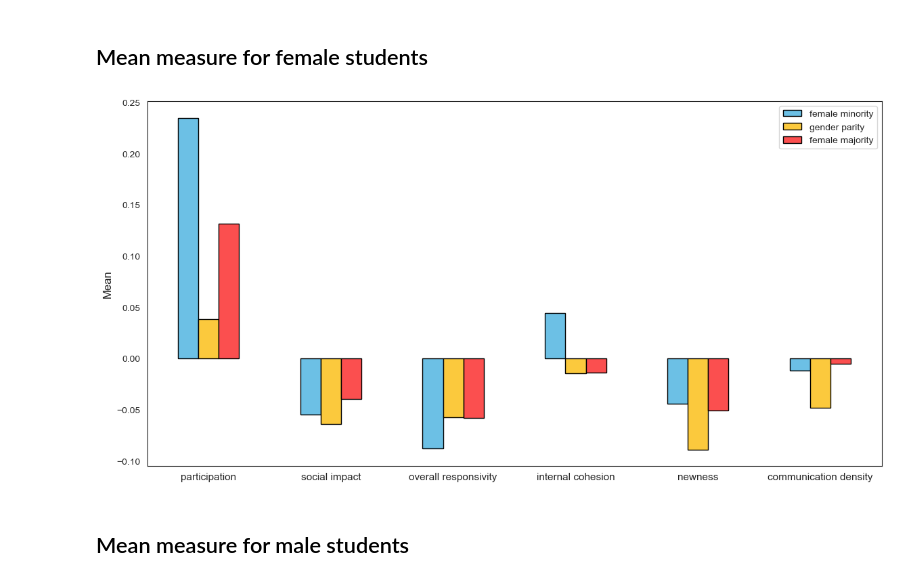
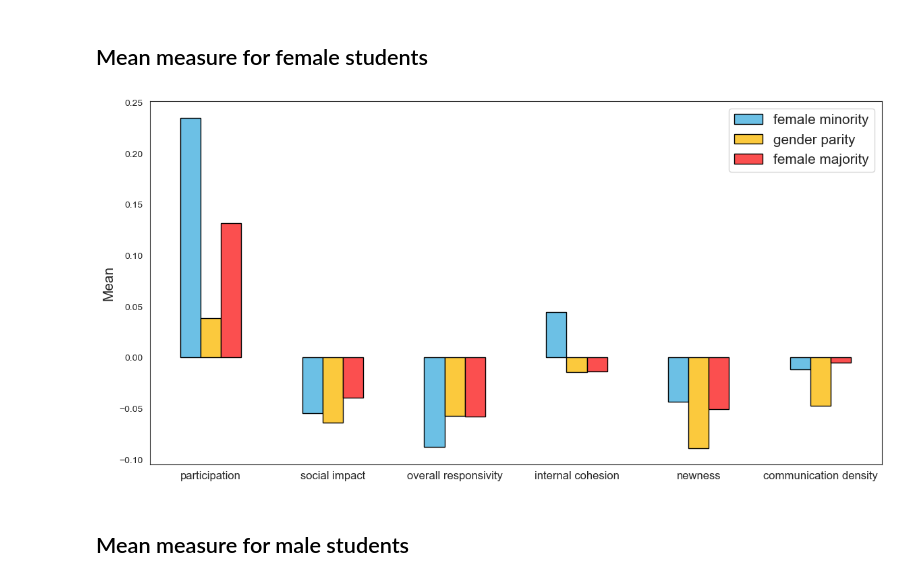
Before and after one commit to jennyt14/smoc-project, a Jupyter notebook: scripts/smoc-analysis.ipynb, the cells around one changed output. Cells and saved outputs as stored; diff of their text form; code cells hidden in the pictures.

```diff
--- a/scripts/smoc-analysis.ipynb
+++ b/scripts/smoc-analysis.ipynb
@@ -144,36 +144,37 @@ z_new = []
 z_dens = []
 for n in num:
     y = df_fem.loc[df_fem['Number of Females'] == n]
     z_par.append(sum(y['z.participation']) / len(y))
     z_soc.append(sum(y['z.social.impact']) / len(y))
     z_overesp.append(sum(y['z.overall.responsivity']) / len(y))
     z_internal.append(sum(y['z.internal.cohesion']) / len(y))
     z_new.append(sum(y['z.newness']) / len(y))
     z_dens.append(sum(y['z.comm.density']) / len(y))
 
 plotdata = pd.DataFrame({
     "participation":z_par,
     "social impact":z_soc,
     "overall responsivity":z_overesp,
     "internal cohesion":z_internal,
     "newness":z_new,
     "communication density":z_dens
 
     },
     index=['female minority', 'gender parity', 'female majority']
 )
 
 plotdata = plotdata + .15
 plotdata = plotdata.transpose()
 
 plotdata.plot(kind="bar", figsize=(14, 7), color = CB_color_cycle, edgecolor = 'black')
 #plt.title("GCA Measures for Females", fontsize=15)
 #plt.xlabel("Gender Compositions")
-plt.ylabel("Mean", fontsize=12)
-plt.xticks(rotation=0, fontsize = 11)
+plt.ylabel("Mean", fontsize=15)
+plt.xticks(rotation=0, fontsize = 12)
+plt.legend(fontsize=15)
 plt.savefig('/Users/jennytran/Documents/GitHub/smoc-project/outputs/gca_females.png')
 # %% [output]
-[figure, old version]
+[figure, new version]
 # %% [markdown]
 ## Mean measure for male students
 # %%
```
